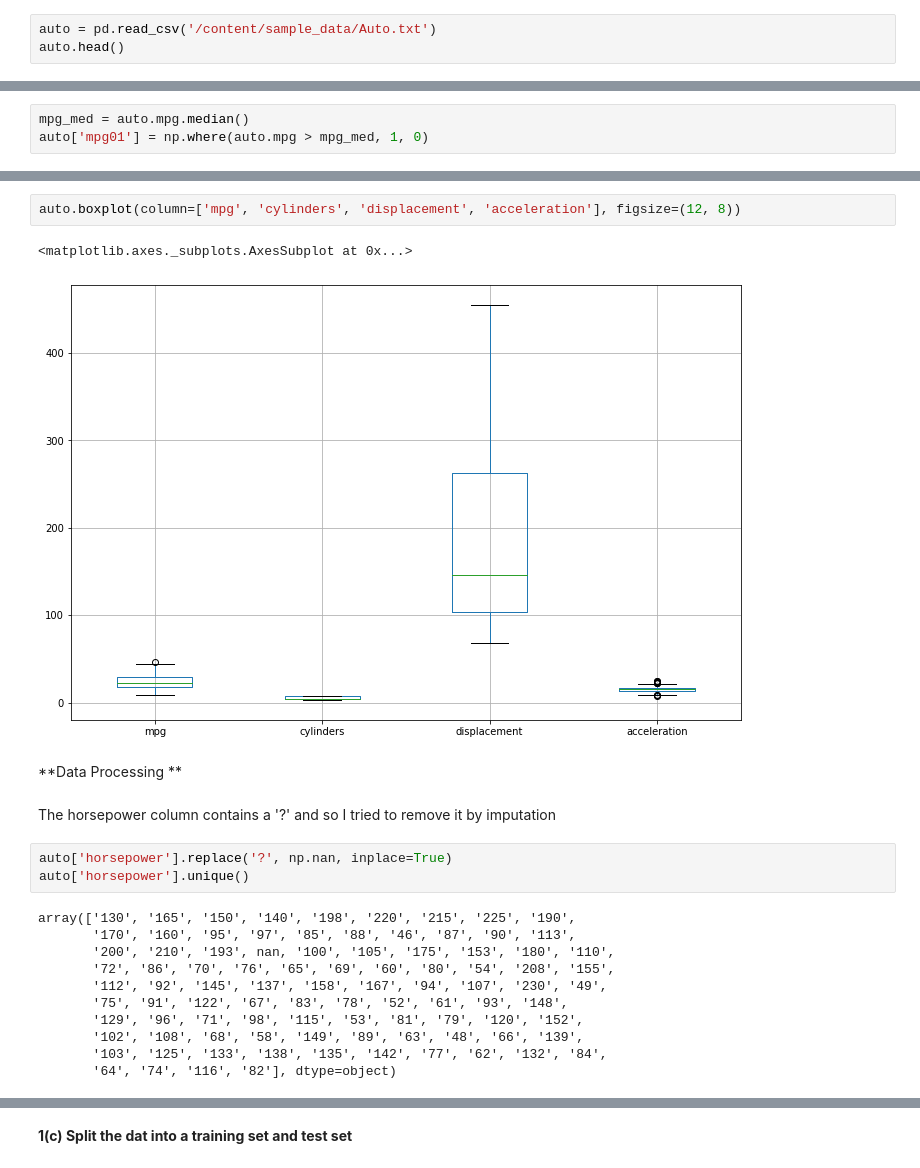
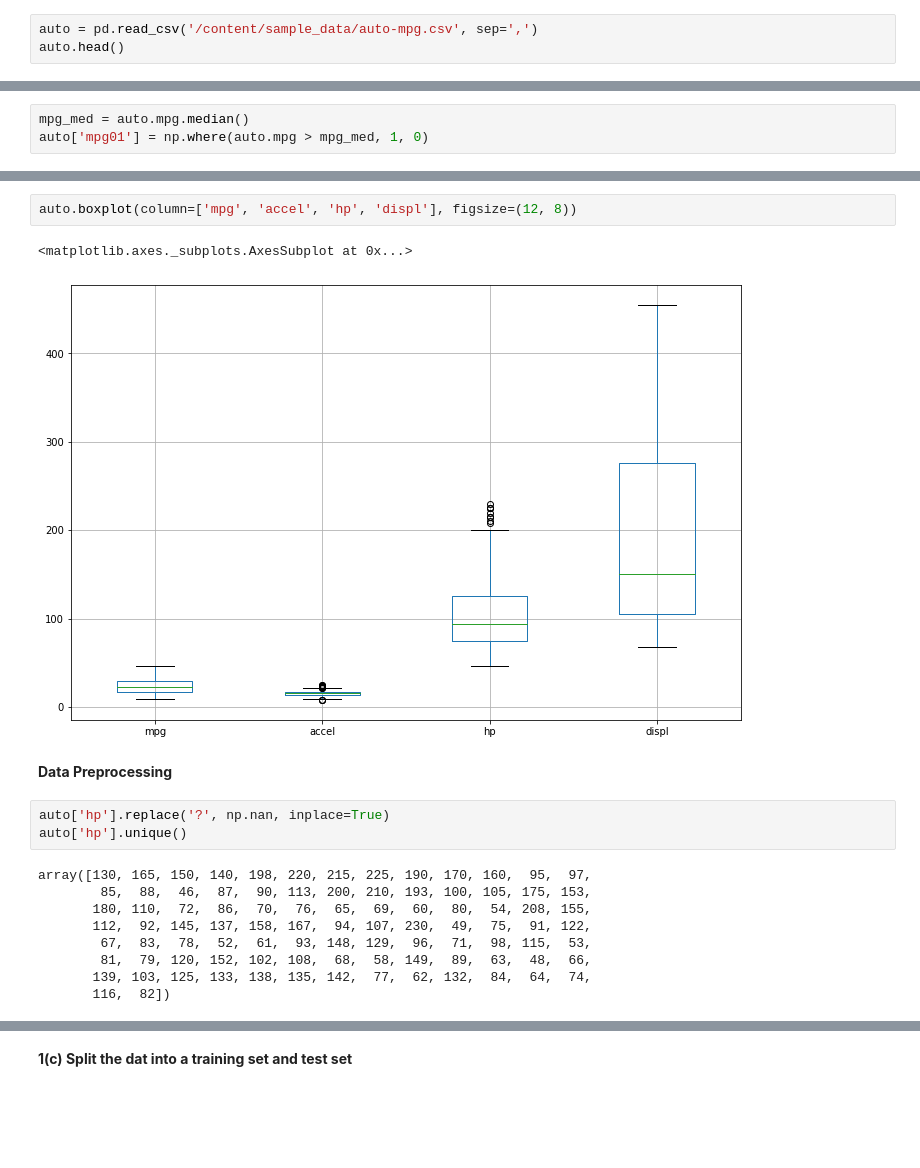
Before and after one commit to blessjal/practicums, a Jupyter notebook: hwk2.ipynb, the cells around one changed output, grey strips where cells are left out. Drawn from its saved outputs; the diff is of its cells as text; blank space fills up the shorter version.

```diff
--- a/hwk2.ipynb
+++ b/hwk2.ipynb
@@ -10,6 +10,6 @@ from sklearn.model_selection import train_test_split
 from sklearn.linear_model import LinearRegression, LogisticRegression
 from sklearn.metrics import mean_squared_error, accuracy_score, confusion_matrix
 # %%
-auto = pd.read_csv('/content/sample_data/Auto.txt')
+auto = pd.read_csv('/content/sample_data/auto-mpg.csv', sep=',')
 auto.head()
 # %% [output]
@@ -70,25 +65,21 @@ auto.plot(kind='box')
 # %%
-auto.boxplot(column=['mpg', 'cylinders', 'displacement', 'acceleration'], figsize=(12, 8))
+auto.boxplot(column=['mpg', 'accel', 'hp', 'displ'], figsize=(12, 8))
 # %% [output]
 <matplotlib.axes._subplots.AxesSubplot at 0x...>
-[figure, old version]
+[figure, new version]
 # %% [markdown]
 
-**Data Processing **
+**Data Preprocessing**
-# %% [markdown]
-The horsepower column contains a '?' and so I tried to remove it by imputation
 # %%
-auto['horsepower'].replace('?', np.nan, inplace=True)
-auto['horsepower'].unique()
+auto['hp'].replace('?', np.nan, inplace=True)
+auto['hp'].unique()
 # %% [output]
-array(['130', '165', '150', '140', '198', '220', '215', '225', '190',
-       '170', '160', '95', '97', '85', '88', '46', '87', '90', '113',
-       '200', '210', '193', nan, '100', '105', '175', '153', '180', '110',
-       '72', '86', '70', '76', '65', '69', '60', '80', '54', '208', '155',
-       '112', '92', '145', '137', '158', '167', '94', '107', '230', '49',
-       '75', '91', '122', '67', '83', '78', '52', '61', '93', '148',
-       '129', '96', '71', '98', '115', '53', '81', '79', '120', '152',
-       '102', '108', '68', '58', '149', '89', '63', '48', '66', '139',
-       '103', '125', '133', '138', '135', '142', '77', '62', '132', '84',
-       '64', '74', '116', '82'], dtype=object)
+array([130, 165, 150, 140, 198, 220, 215, 225, 190, 170, 160,  95,  97,
+        85,  88,  46,  87,  90, 113, 200, 210, 193, 100, 105, 175, 153,
+       180, 110,  72,  86,  70,  76,  65,  69,  60,  80,  54, 208, 155,
+       112,  92, 145, 137, 158, 167,  94, 107, 230,  49,  75,  91, 122,
+        67,  83,  78,  52,  61,  93, 148, 129,  96,  71,  98, 115,  53,
+        81,  79, 120, 152, 102, 108,  68,  58, 149,  89,  63,  48,  66,
+       139, 103, 125, 133, 138, 135, 142,  77,  62, 132,  84,  64,  74,
+       116,  82])
 # %%
```
Also changed, not shown: parts of 30 cells of this notebook.
